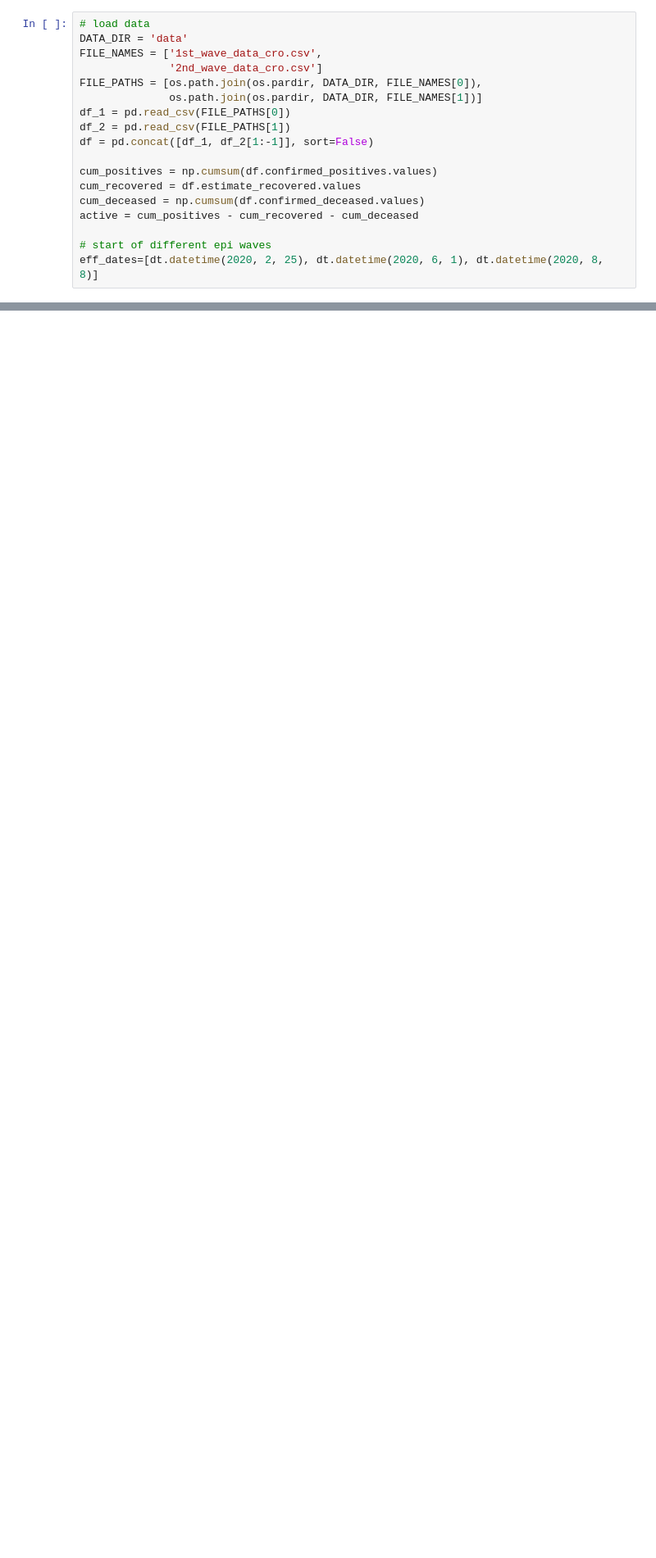
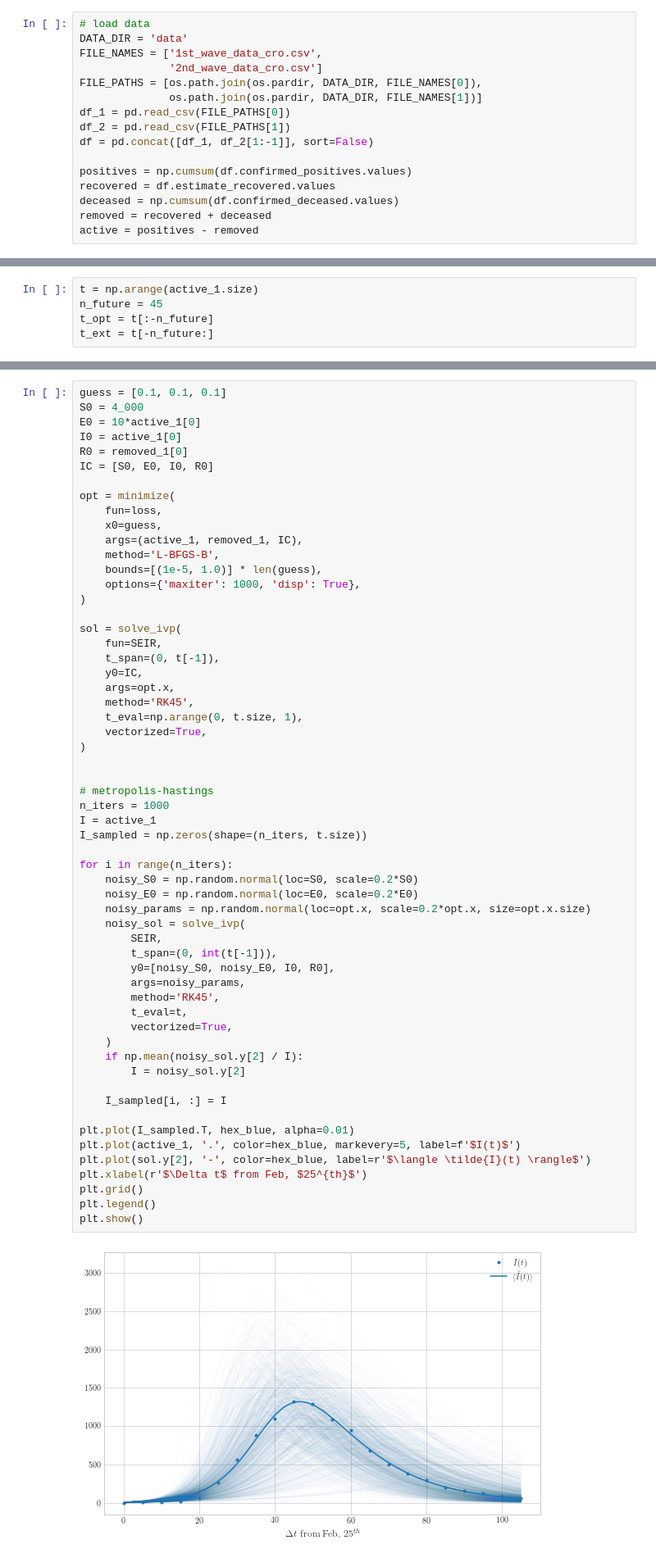
Before and after one commit to akapet00/covid-19-modelling-croatia, a Jupyter notebook: notebooks/08-extrapolation.ipynb, the cells around one changed output, grey strips where cells are left out. Shown: that part at 82% size. Drawn from its saved outputs; the diff is of its cells as text; blank space fills up the shorter version.

```diff
--- a/notebooks/08-extrapolation.ipynb
+++ b/notebooks/08-extrapolation.ipynb
@@ -18,10 +27,8 @@ df_1 = pd.read_csv(FILE_PATHS[0])
 df_2 = pd.read_csv(FILE_PATHS[1])
 df = pd.concat([df_1, df_2[1:-1]], sort=False)
 
-cum_positives = np.cumsum(df.confirmed_positives.values)
-cum_recovered = df.estimate_recovered.values
-cum_deceased = np.cumsum(df.confirmed_deceased.values)
-active = cum_positives - cum_recovered - cum_deceased
-
-# start of different epi waves
-eff_dates=[dt.datetime(2020, 2, 25), dt.datetime(2020, 6, 1), dt.datetime(2020, 8, 8)]
+positives = np.cumsum(df.confirmed_positives.values)
+recovered = df.estimate_recovered.values
+deceased = np.cumsum(df.confirmed_deceased.values)
+removed = recovered + deceased
+active = positives - removed
@@ -55 +129,6 @@ def loss(params, active, cum_recovered, cum_deceased, IC):
+# %%
+t = np.arange(active_1.size)
+n_future = 45
+t_opt = t[:-n_future]
+t_ext = t[-n_future:]
 # %%
@@ -73,0 +195,60 @@ NameError: name 'IC' is not defined
+# %%
+guess = [0.1, 0.1, 0.1]
+S0 = 4_000
+E0 = 10*active_1[0]
+I0 = active_1[0]
+R0 = removed_1[0]
+IC = [S0, E0, I0, R0]
+
+opt = minimize(
+    fun=loss,
+    x0=guess,
+    args=(active_1, removed_1, IC),
+    method='L-BFGS-B',
+    bounds=[(1e-5, 1.0)] * len(guess),
+    options={'maxiter': 1000, 'disp': True},
+)
+
+sol = solve_ivp(
+    fun=SEIR,
+    t_span=(0, t[-1]),
+    y0=IC,
+    args=opt.x,
+    method='RK45',
+    t_eval=np.arange(0, t.size, 1),
+    vectorized=True,
+)
+
+
+# metropolis-hastings
+n_iters = 1000
+I = active_1
+I_sampled = np.zeros(shape=(n_iters, t.size))
+
+for i in range(n_iters):
+    noisy_S0 = np.random.normal(loc=S0, scale=0.2*S0)
+    noisy_E0 = np.random.normal(loc=E0, scale=0.2*E0)
+    noisy_params = np.random.normal(loc=opt.x, scale=0.2*opt.x, size=opt.x.size)
+    noisy_sol = solve_ivp(
+        SEIR,
+        t_span=(0, int(t[-1])),
+        y0=[noisy_S0, noisy_E0, I0, R0],
+        args=noisy_params,
+        method='RK45',
+        t_eval=t,
+        vectorized=True,
+    )
+    if np.mean(noisy_sol.y[2] / I):
+        I = noisy_sol.y[2]
+
+    I_sampled[i, :] = I
+
+plt.plot(I_sampled.T, hex_blue, alpha=0.01)
+plt.plot(active_1, '.', color=hex_blue, markevery=5, label=f'$I(t)$')
+plt.plot(sol.y[2], '-', color=hex_blue, label=r'$\langle \tilde{I}(t) \rangle$')
+plt.xlabel(r'$\Delta t$ from Feb, $25^{th}$')
+plt.grid()
+plt.legend()
+plt.show()
+# %% [output]
+[figure, added]
```
Also changed, not shown: parts of 18 cells of this notebook.
